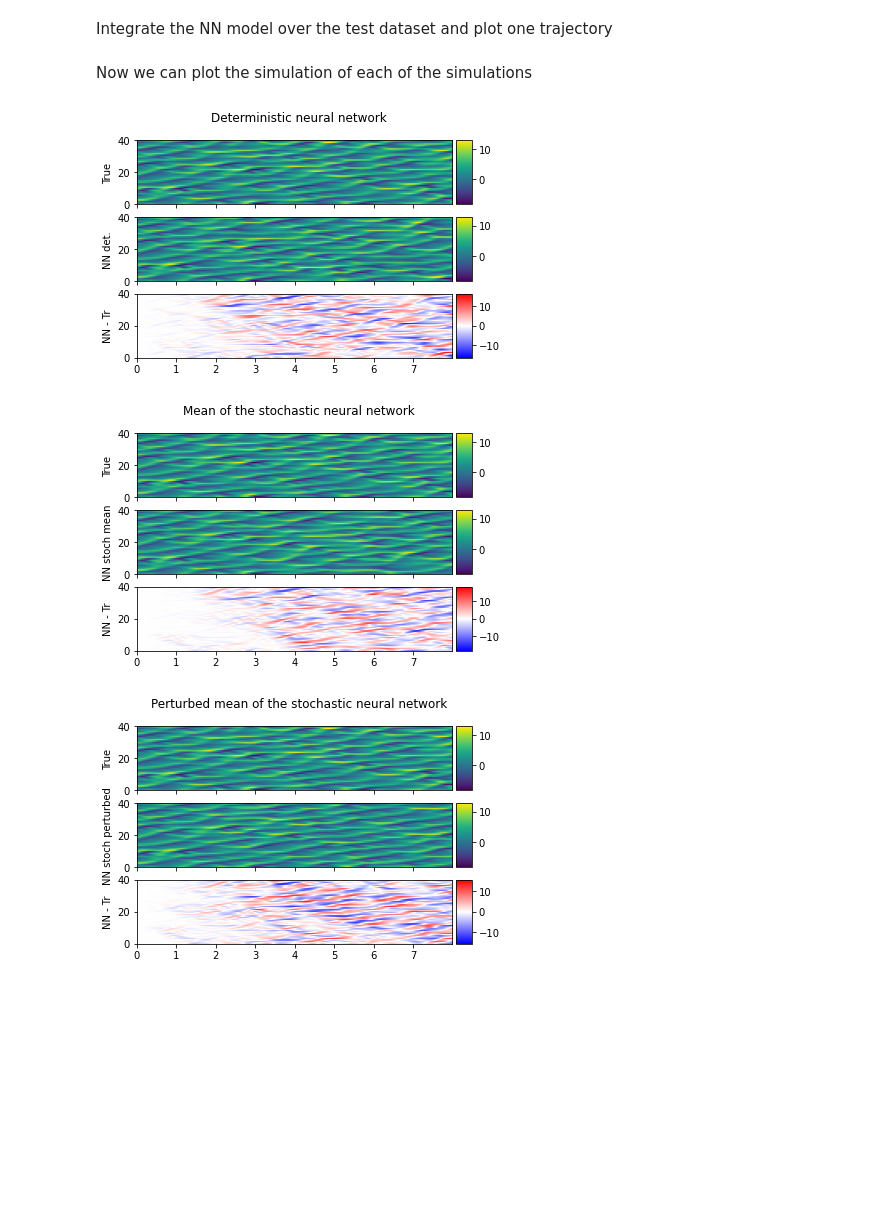
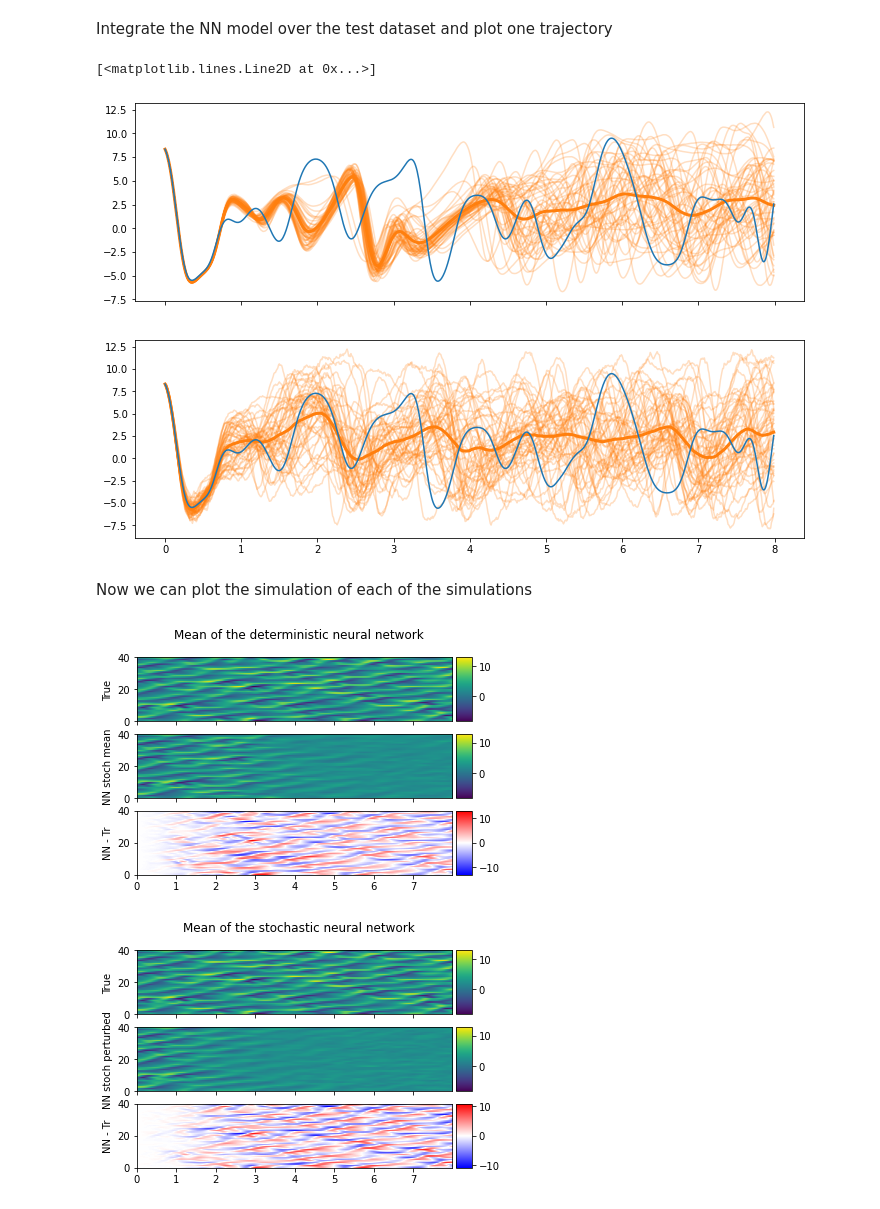
Before and after one commit to brajard/dynamical-uq, a Jupyter notebook: L96_demonstrator.ipynb, the cells around one changed output. Cells and saved outputs as stored; diff of their text form; code cells hidden in the pictures; blank space fills up the shorter version.

```diff
--- a/L96_demonstrator.ipynb
+++ b/L96_demonstrator.ipynb
@@ -481,24 +436,44 @@ if stoch:
+# %%
+Xtest = np.repeat(xtest,Nens,axis=1)
 # %% [markdown]
 Integrate the NN model over the test dataset and plot one trajectory
 # %%
-xtestnn_d = simulate(forward_d, Ktest, xtest[0], M=M, N=Ntest,burnin=0)
+
+xtestnn_ds = simulate(forward_ds, Ktest, Xtest[0], M=M, N=Ntest*Nens,burnin=0)
+xtestnn_ds = view_as_blocks(xtestnn_ds,(1,Nens,1)).squeeze()
 if stoch:
-	xtestnn_sd = simulate(forward_sd, Ktest, xtest[0], M=M, N=Ntest,burnin=0)
-	xtestnn_ss = simulate(forward_ss, Ktest, xtest[0], M=M, N=Ntest,burnin=0)
+    xtestnn_ss = simulate(forward_ss, Ktest, Xtest[0], M=M, N=Ntest*Nens,burnin=0)
+    xtestnn_ss = view_as_blocks(xtestnn_ss,(1,Nens,1)).squeeze()
+# %%
+xtestnn_ds_mean = np.mean(xtestnn_ds,axis=-1)
+xtestnn_ss_mean = np.mean(xtestnn_ss,axis=-1)
+# %%
+Nt=800
+itest = 2
+
+fig, ax = plt.subplots(nrows=2, figsize=(12,8),sharex=True)
+ax[0].plot(ttest[:Nt],xtestnn_ds[:Nt,itest,15],color='C1',alpha=.25);
+ax[0].plot(ttest[:Nt],xtestnn_ds_mean[:Nt,itest,15],color='C1',linewidth=3)
+ax[0].plot(ttest[:Nt],xtest[:Nt,itest,15])
+ax[1].plot(ttest[:Nt],xtestnn_ss[:Nt,itest,15],color='C1',alpha=.25);
+ax[1].plot(ttest[:Nt],xtestnn_ss_mean[:Nt,itest,15],color='C1',linewidth=3)
+
+ax[1].plot(ttest[:Nt],xtest[:Nt,itest,15])
+# %% [output]
+[<matplotlib.lines.Line2D at 0x...>]
+[figure, added]
 # %% [markdown]
 Now we can plot the simulation of each of the simulations
 # %%
-fig, ax = plot_L96_2D(xtest[:800,1],xtestnn_d[:800,1],ttest[:800], ('True','NN det.'))
-fig.suptitle('Deterministic neural network')
+
 
 if stoch:
-	fig, ax = plot_L96_2D(xtest[:800,1],xtestnn_sd[:800,1],ttest[:800], ('True','NN stoch mean'))
-	fig.suptitle('Mean of the stochastic neural network')
+    fig, ax = plot_L96_2D(xtest[:800,1],xtestnn_ds_mean[:800,1],ttest[:800], ('True','NN stoch mean'))
+    fig.suptitle('Mean of the deterministic neural network')
 
-	fig, ax = plot_L96_2D(xtest[:800,1],xtestnn_ss[:800,1],ttest[:800], ('True','NN stoch perturbed'))
-	fig.suptitle('Perturbed mean of the stochastic neural network')
+    fig, ax = plot_L96_2D(xtest[:800,1],xtestnn_ss_mean[:800,1],ttest[:800], ('True','NN stoch perturbed'))
+    fig.suptitle('Mean of the stochastic neural network')
 # %% [output]
-[figure, old version]
+[figure, new version]
-[figure, old version]
+[figure, new version]
-[figure, removed]
 # %% [markdown]
```
Also changed, not shown: parts of 59 cells of this notebook, 1 other file.
